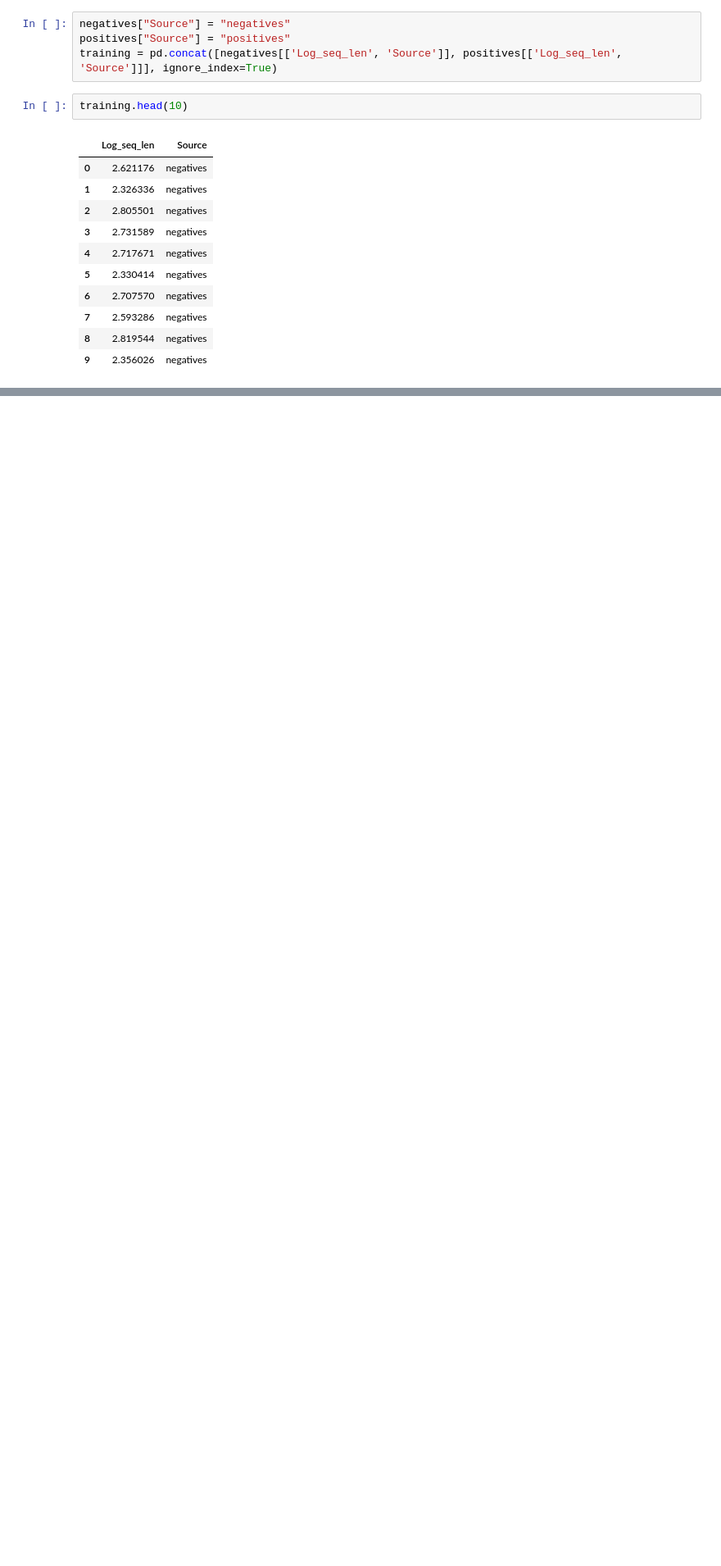
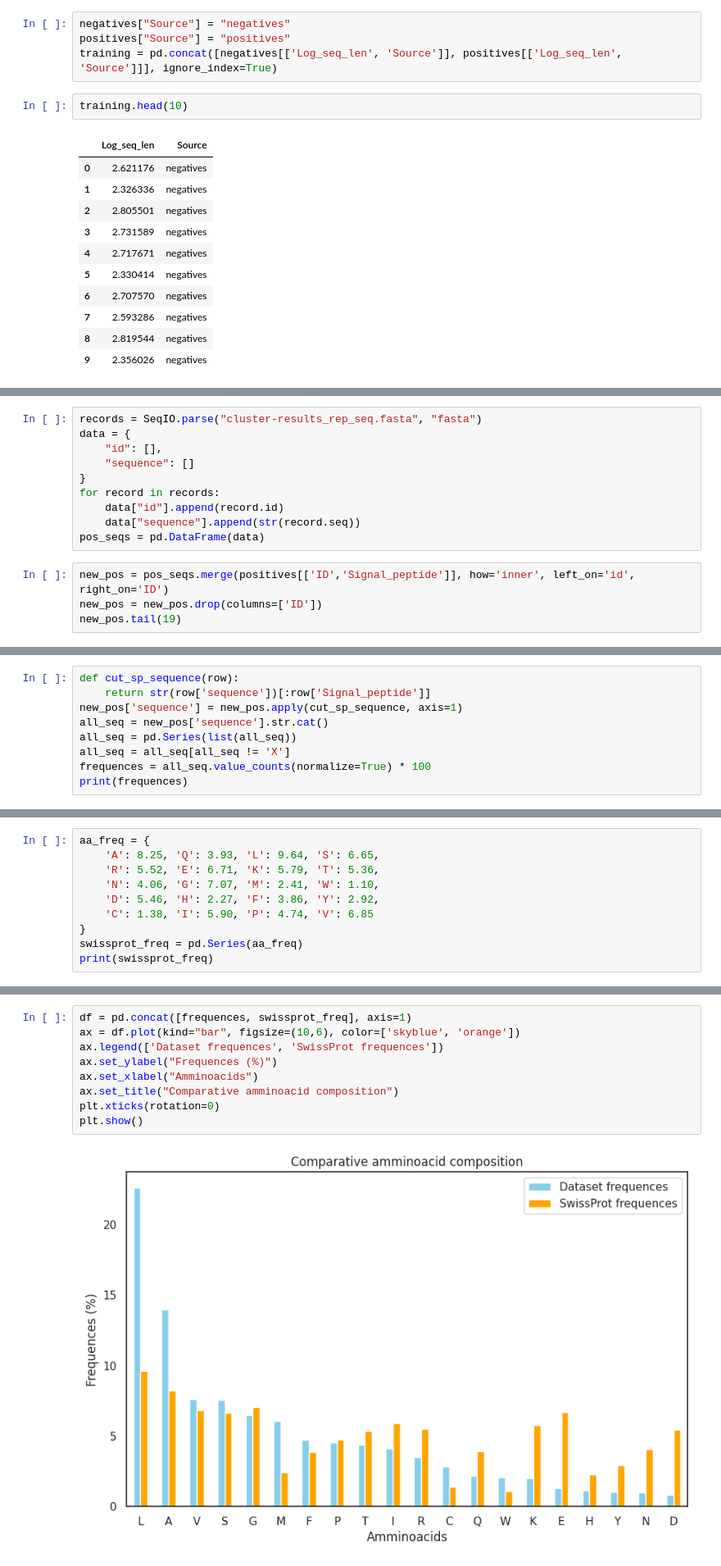
Before and after one commit to Amedeoxa/LAB2_project_group_N11, a Jupyter notebook: data_analysis/3_Data_analysis.ipynb, the cells around one changed output, grey strips where cells are left out. Shown: that part at 82% size. Cells and saved outputs as stored; diff of their text form; blank space fills up the shorter version.

```diff
--- a/data_analysis/3_Data_analysis.ipynb
+++ b/data_analysis/3_Data_analysis.ipynb
@@ -75,0 +100,14 @@ plt.show()
+# %%
+records = SeqIO.parse("cluster-results_rep_seq.fasta", "fasta")
+data = {
+    "id": [],
+    "sequence": []
+}
+for record in records:
+    data["id"].append(record.id)
+    data["sequence"].append(str(record.seq))
+pos_seqs = pd.DataFrame(data)
+# %%
+new_pos = pos_seqs.merge(positives[['ID','Signal_peptide']], how='inner', left_on='id', right_on='ID')
+new_pos = new_pos.drop(columns=['ID'])
+new_pos.tail(19)
@@ -75,0 +132,9 @@ plt.show()
+# %%
+def cut_sp_sequence(row):
+    return str(row['sequence'])[:row['Signal_peptide']]
+new_pos['sequence'] = new_pos.apply(cut_sp_sequence, axis=1)
+all_seq = new_pos['sequence'].str.cat()
+all_seq = pd.Series(list(all_seq))
+all_seq = all_seq[all_seq != 'X']
+frequences = all_seq.value_counts(normalize=True) * 100
+print(frequences)
@@ -75,0 +159,10 @@ plt.show()
+# %%
+aa_freq = {
+    'A': 8.25, 'Q': 3.93, 'L': 9.64, 'S': 6.65,
+    'R': 5.52, 'E': 6.71, 'K': 5.79, 'T': 5.36,
+    'N': 4.06, 'G': 7.07, 'M': 2.41, 'W': 1.10,
+    'D': 5.46, 'H': 2.27, 'F': 3.86, 'Y': 2.92,
+    'C': 1.38, 'I': 5.90, 'P': 4.74, 'V': 6.85
+}
+swissprot_freq = pd.Series(aa_freq)
+print(swissprot_freq)
@@ -75,0 +187,11 @@ plt.show()
+# %%
+df = pd.concat([frequences, swissprot_freq], axis=1)
+ax = df.plot(kind="bar", figsize=(10,6), color=['skyblue', 'orange'])
+ax.legend(['Dataset frequences', 'SwissProt frequences'])
+ax.set_ylabel("Frequences (%)")
+ax.set_xlabel("Amminoacids")
+ax.set_title("Comparative amminoacid composition")
+plt.xticks(rotation=0)
+plt.show()
+# %% [output]
+[figure, added]
```
Also changed, not shown: parts of 16 cells of this notebook.
